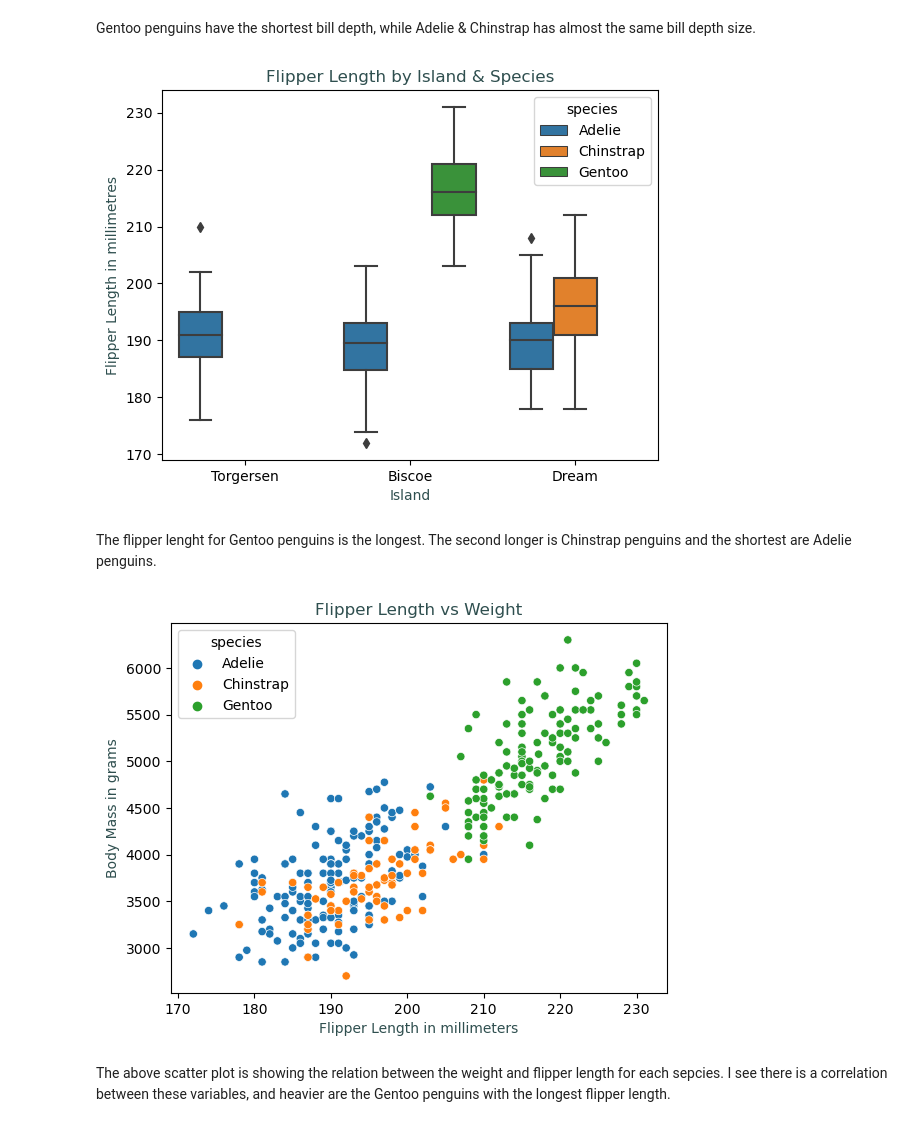
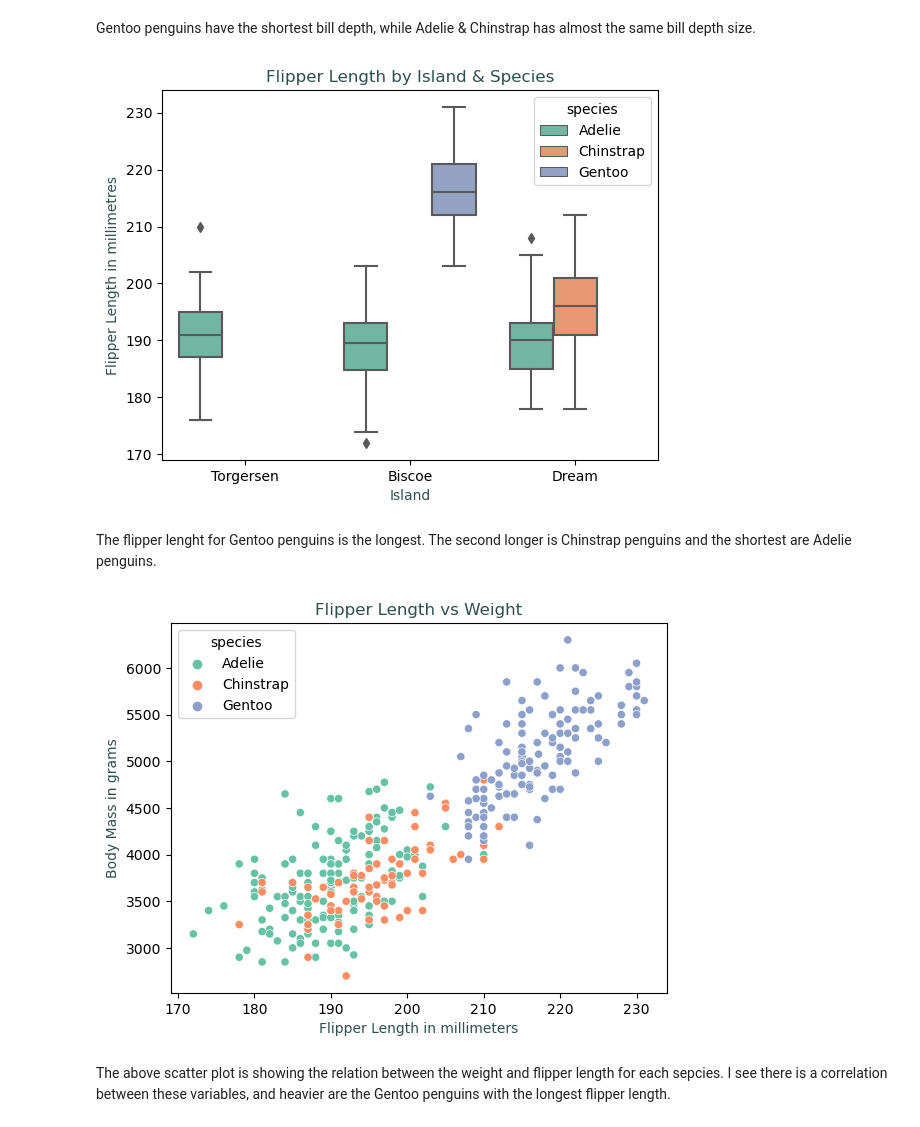
Before and after one commit to UWASIKLK/pda---mywork, a Jupyter notebook: penguins-project.ipynb, the cells around one changed output. Drawn from its saved outputs; the diff is of its cells as text; code cells hidden in the pictures.

```diff
--- a/penguins-project.ipynb
+++ b/penguins-project.ipynb
@@ -483,25 +483,25 @@ Gentoo penguins have the shortest bill depth, while Adelie & Chinstrap has almos
 # %%
 # Creating a box plot using the island, bill depth and it is sort out by 3 species.
 
-box = sns.boxplot(x = 'island', y = 'flipper_length_mm', hue ='species', data = penguins)
+box = sns.boxplot(x = 'island', y = 'flipper_length_mm', hue ='species', data = penguins, palette='Set2')
 plt.xlabel('Island', color ='darkslategray')
 plt.ylabel('Flipper Length in millimetres', color ='darkslategray')
 plt.title('Flipper Length by Island & Species', color ='darkslategray')
 plt.show()
 # %% [output]
-[figure, old version]
+[figure, new version]
 # %% [markdown]
 The flipper lenght for Gentoo penguins is the longest. The second longer is Chinstrap penguins and the shortest are Adelie penguins.
 # %%
 # This is a scatter plot chart using all information from dataset sort out by species.
 
-sns.scatterplot(x='flipper_length_mm', y='body_mass_g', data=penguins, hue='species')
+sns.scatterplot(x='flipper_length_mm', y='body_mass_g', data=penguins, hue='species', palette='Set2')
 plt.xlabel('Flipper Length in millimeters', color='darkslategray')
 plt.ylabel('Body Mass in grams', color='darkslategray')
 plt.title('Flipper Length vs Weight', color='darkslategray')
 plt.show()
 # %% [output]
-[figure, old version]
+[figure, new version]
 # %% [markdown]
 The above scatter plot is showing the relation between the weight and flipper length for each sepcies. I see there is a correlation between these variables, and heavier are the Gentoo penguins with the longest flipper length.
 # %%
```
Also changed, not shown: parts of 5 cells of this notebook.
